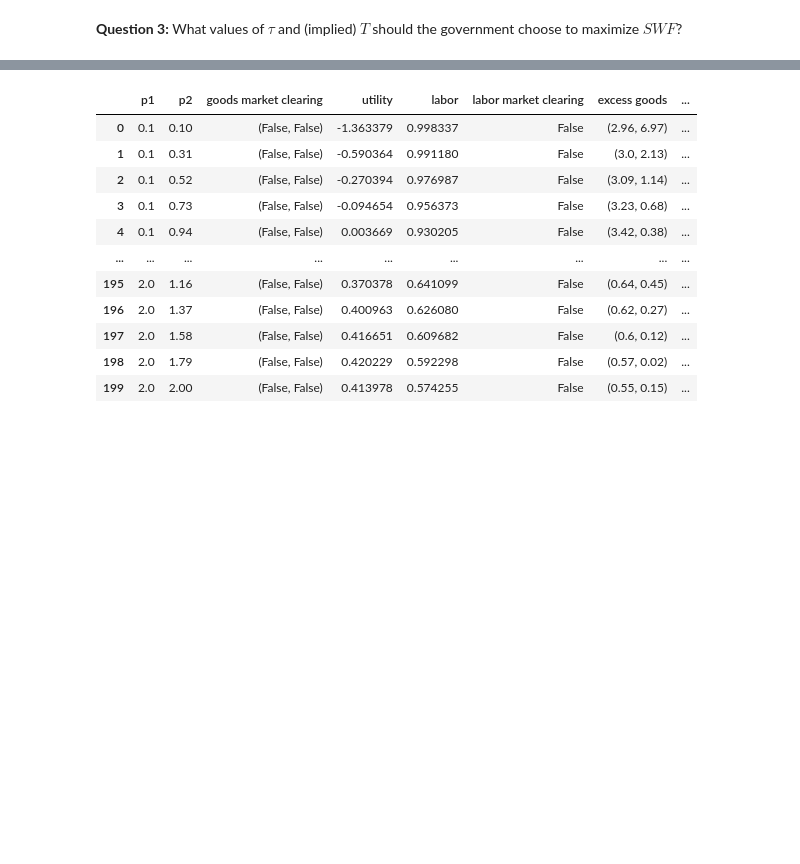
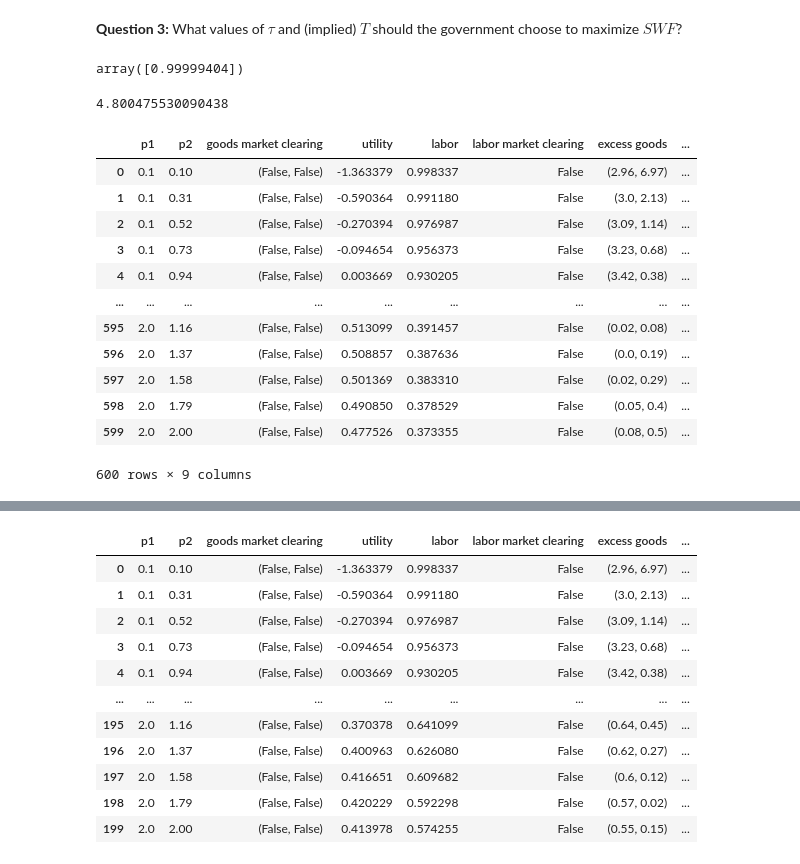
Before and after one commit to NumEconCopenhagen/projects-2024-jbh, a Jupyter notebook: examproject/exam_2024.ipynb, the cells around one changed output, grey strips where cells are left out. Drawn from its saved outputs; the diff is of its cells as text; code cells hidden in the pictures; blank space fills up the shorter version.

```diff
--- a/examproject/exam_2024.ipynb
+++ b/examproject/exam_2024.ipynb
@@ -216,5 +216,81 @@ Here $\kappa$ measures the social cost of carbon emitted by the production of $y
 # %% [markdown]
 **Question 3:** What values of $\tau$ and (implied) $T$ should the government choose to maximize $SWF$?
 # %%
-def obj_gov(L, p1, p2, T, tau):
-      return np.log((c1_star(L, p1, p2, T))**(alpha) * (c2_star(L, p1, p2, T, tau))**(1-alpha)) - nu * (L**(1+epsilon))/(1+epsilon) - kappa*y_star(p2)
+def obj_gov(tau):
+      util = np.log((c1_star(L_star_opt, p1_star, p2_star, T=tau*c2_star_opt))**(alpha) * (c2_star(L_star_opt, p1_star, p2_star, T=tau*c2_star_opt, tau=tau))**(1-alpha)) - nu * (L_star_opt**(1+epsilon))/(1+epsilon)
+
+      SWF = util - kappa*y_star(p2_star)
+      return -SWF
+# %%
+res_opt = optimize.minimize_scalar(obj_gov, bounds=(0, 1), method='bounded')
+res_opt.x
+# %% [output]
+array([0.99999404])
+# %%
+tau = 8
+T = tau* c2_star_opt
+# %%
+T
+# %% [output]
+4.800475530090438
+# %%
+for p1 in P1:
+    for p2 in P2:
+        l_star1 = l_star(p1)
+        l_star2 = l_star(p2)
+        y_star1 = y_star(p1)
+        y_star2 = y_star(p2)
+
+        pi_star1 = pi_star(p1)
+        pi_star2 = pi_star(p2)
+
+        res_opt = optimize.minimize(lambda L: -obj(L, p1, p2, T, tau), x0=0, method='BFGS')
+
+        L_star = res_opt.x[0]
+        u_star = res_opt.fun
+
+        # Calculate optimal consumption
+        c1_star_opt = c1_star(L_star, p1, p2, T)
+        c2_star_opt = c2_star(L_star, p1, p2, T, tau)
+
+        SWF = u_star - kappa * y_star(p2)
+
+        # Market clears?
+        cond1 = np.isclose(L_star, l_star1 + l_star2)
+        cond2 = np.isclose(c1_star_opt, y_star1)
+        cond3 = np.isclose(c2_star_opt, y_star2)
+
+        excess_good1 = abs(c1_star_opt - y_star1)
+        excess_good2 = abs(c2_star_opt - y_star2)
+        excess_labor = abs(L_star - l_star1 - l_star2)
+
+        res.append({
+            'p1': p1.round(2),
+            'p2': p2.round(2),
+            'goods market clearing': (cond2, cond3),
+            'utility': u_star,
+            'labor': L_star,
+            'labor market clearing': cond1,
+            'excess goods': (excess_good1.round(2), excess_good2.round(2)),
+            'excess labor': excess_labor.round(2),
+            'SWF': SWF
+        })
+
+import pandas as pd
+
+tab1 = pd.DataFrame(res)
+tab1
+# %% [output]
+|  | p1 | p2 | goods market clearing | utility | labor | labor market clearing | excess goods | ... |
+| 0 | 0.1 | 0.10 | (False, False) | -1.363379 | 0.998337 | False | (2.96, 6.97) | ... |
+| 1 | 0.1 | 0.31 | (False, False) | -0.590364 | 0.991180 | False | (3.0, 2.13) | ... |
+| 2 | 0.1 | 0.52 | (False, False) | -0.270394 | 0.976987 | False | (3.09, 1.14) | ... |
+| 3 | 0.1 | 0.73 | (False, False) | -0.094654 | 0.956373 | False | (3.23, 0.68) | ... |
+| 4 | 0.1 | 0.94 | (False, False) | 0.003669 | 0.930205 | False | (3.42, 0.38) | ... |
+| ... | ... | ... | ... | ... | ... | ... | ... | ... |
+| 595 | 2.0 | 1.16 | (False, False) | 0.513099 | 0.391457 | False | (0.02, 0.08) | ... |
+| 596 | 2.0 | 1.37 | (False, False) | 0.508857 | 0.387636 | False | (0.0, 0.19) | ... |
+| 597 | 2.0 | 1.58 | (False, False) | 0.501369 | 0.383310 | False | (0.02, 0.29) | ... |
+| 598 | 2.0 | 1.79 | (False, False) | 0.490850 | 0.378529 | False | (0.05, 0.4) | ... |
+| 599 | 2.0 | 2.00 | (False, False) | 0.477526 | 0.373355 | False | (0.08, 0.5) | ... |
+600 rows × 9 columns
```
Also changed, not shown: parts of 9 cells of this notebook.
